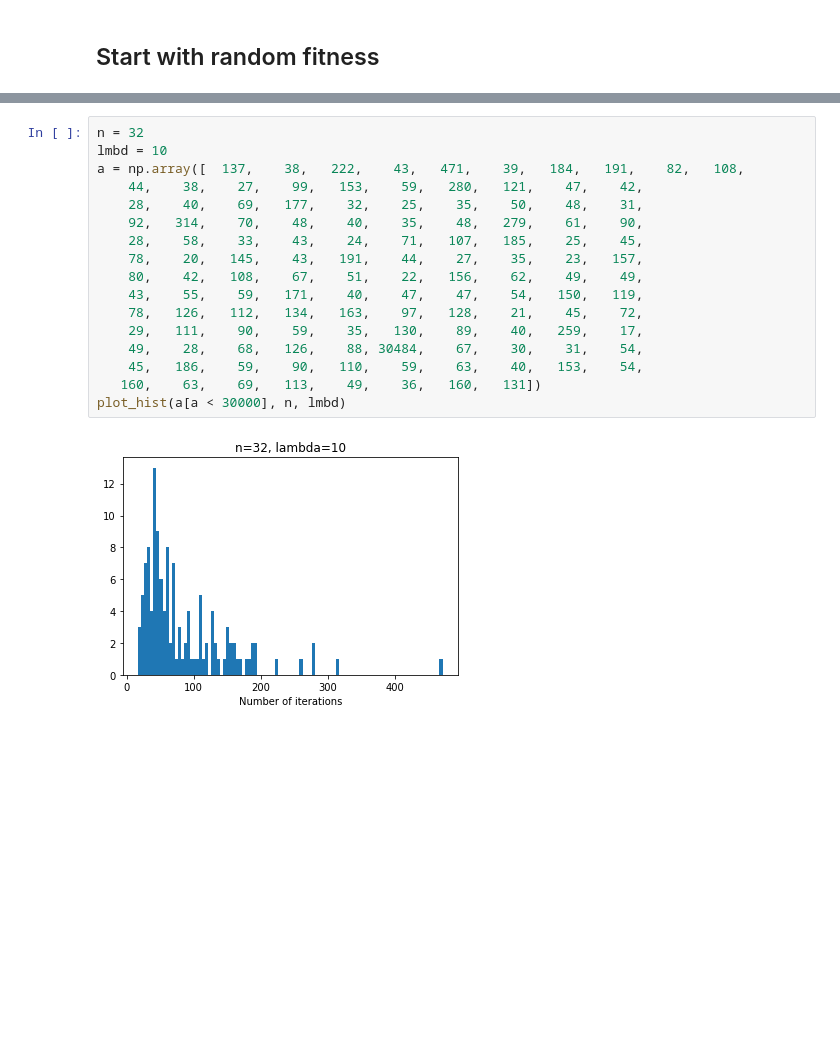
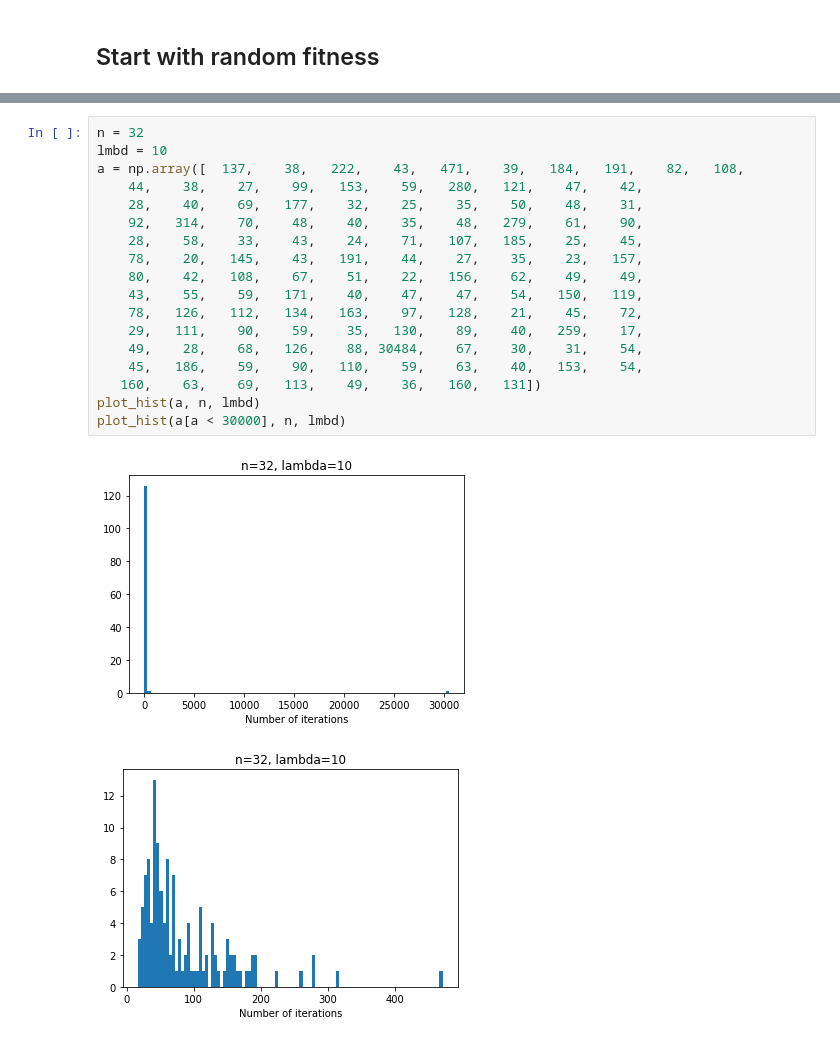
Before and after one commit to sashapff/ollga-noise, a Jupyter notebook: notebook.ipynb, the cells around one changed output, grey strips where cells are left out. Cells and saved outputs as stored; diff of their text form; blank space fills up the shorter version.

```diff
--- a/notebook.ipynb
+++ b/notebook.ipynb
@@ -187,19 +237,21 @@ plot_hist(a[a < 3000], n, lmbd)
 # %%
 n = 32
 lmbd = 10
 a = np.array([  137,    38,   222,    43,   471,    39,   184,   191,    82,   108,
     44,    38,    27,    99,   153,    59,   280,   121,    47,    42,
     28,    40,    69,   177,    32,    25,    35,    50,    48,    31,
     92,   314,    70,    48,    40,    35,    48,   279,    61,    90,
     28,    58,    33,    43,    24,    71,   107,   185,    25,    45,
     78,    20,   145,    43,   191,    44,    27,    35,    23,   157,
     80,    42,   108,    67,    51,    22,   156,    62,    49,    49,
     43,    55,    59,   171,    40,    47,    47,    54,   150,   119,
     78,   126,   112,   134,   163,    97,   128,    21,    45,    72,
     29,   111,    90,    59,    35,   130,    89,    40,   259,    17,
     49,    28,    68,   126,    88, 30484,    67,    30,    31,    54,
     45,   186,    59,    90,   110,    59,    63,    40,   153,    54,
    160,    63,    69,   113,    49,    36,   160,   131])
+plot_hist(a, n, lmbd)
 plot_hist(a[a < 30000], n, lmbd)
 # %% [output]
-[figure, old version]
+[figure, new version]
+[figure, added]
```
Also changed, not shown: parts of 9 cells of this notebook.
